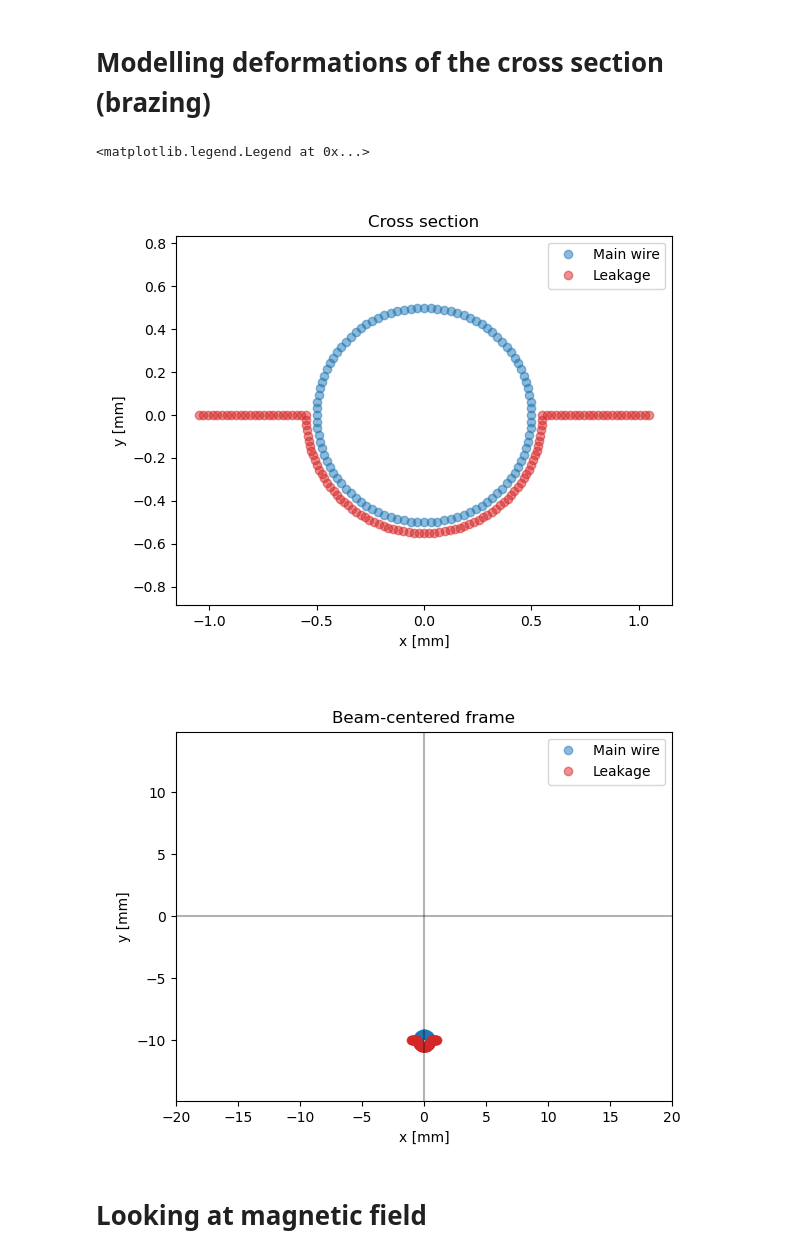
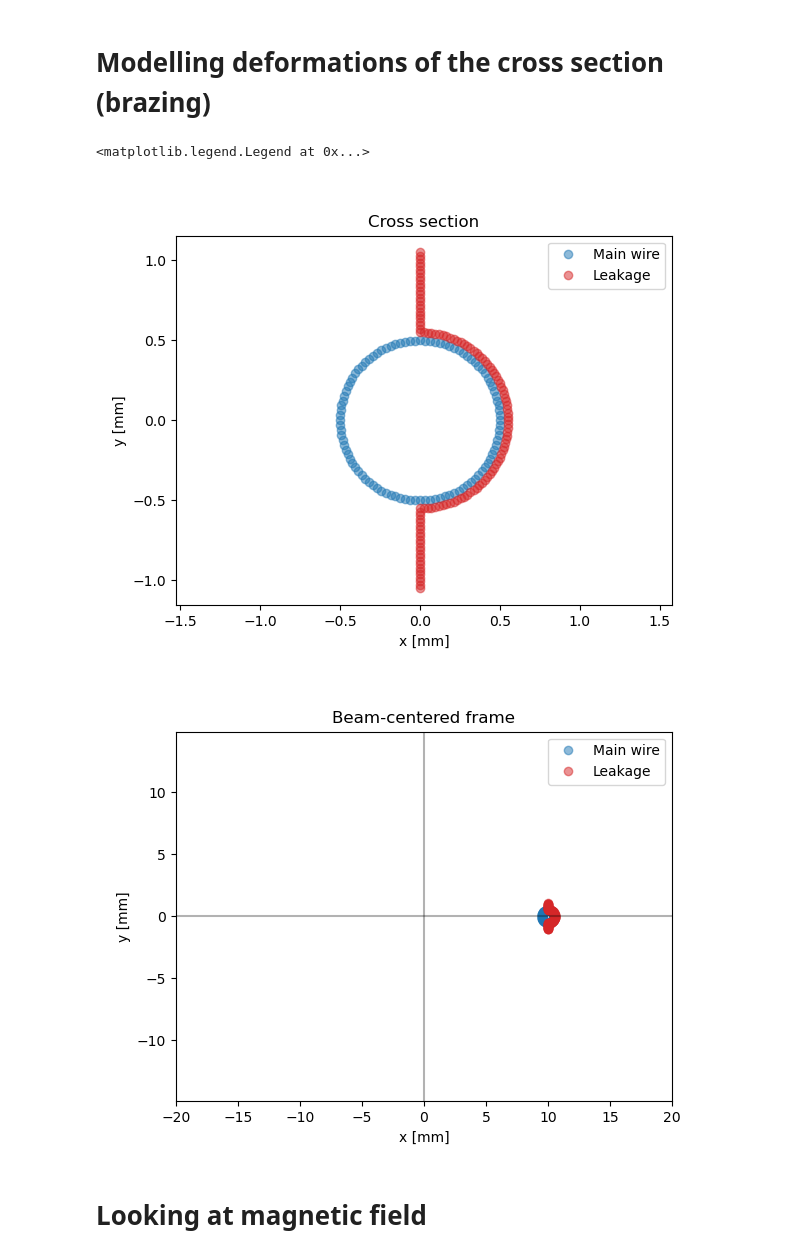
Before and after one commit to pbelange/leakage, a Jupyter notebook: leakage.ipynb, the cells around one changed output. Drawn from its saved outputs; the diff is of its cells as text; code cells hidden in the pictures.

```diff
--- a/leakage.ipynb
+++ b/leakage.ipynb
@@ -42,40 +42,48 @@ leak_wire += [WCTools.wire(x=_x,y=0,I = I_total*(eta_leak)/n_subs,L=1) for _x in
 for sub_wire in main_wire+leak_wire:
     sub_wire.y -= r_w
 
+# Putting wire on x axis
+for sub_wire in main_wire+leak_wire:
+    _x = sub_wire.x
+    _y = sub_wire.y
+    sub_wire.x,sub_wire.y = -_y,_x
+
+
+
 # Plotting cross section
 %matplotlib widget
 plt.figure()
 plt.title('Cross section')
 for sub_wire in main_wire:
-    h1, = plt.plot(sub_wire.x/1e-3,(sub_wire.y+r_w)/1e-3,'o',alpha=0.5,color='C0')
+    h1, = plt.plot((sub_wire.x-r_w)/1e-3,(sub_wire.y)/1e-3,'o',alpha=0.5,color='C0')
 for sub_wire in leak_wire:
-    h2, = plt.plot(sub_wire.x/1e-3,(sub_wire.y+r_w)/1e-3,'o',alpha=0.5,color='C3')
+    h2, = plt.plot((sub_wire.x-r_w)/1e-3,(sub_wire.y)/1e-3,'o',alpha=0.5,color='C3')
 plt.xlabel('x [mm]')
 plt.ylabel('y [mm]')
 plt.axis('equal')
 plt.legend([h1,h2],['Main wire','Leakage'])
 
 
 # Plotting in beam chamber
 plt.figure()
 plt.title('Beam-centered frame')
 for sub_wire in main_wire:
     h1, = plt.plot(sub_wire.x/1e-3,sub_wire.y/1e-3,'o',alpha=0.5,color='C0')
 for sub_wire in leak_wire:
     h2, = plt.plot(sub_wire.x/1e-3,sub_wire.y/1e-3,'o',alpha=0.5,color='C3')
 plt.axhline(0,alpha=0.3,color='k')
 plt.axvline(0,alpha=0.3,color='k')
 plt.xlabel('x [mm]')
 plt.ylabel('y [mm]')
 plt.axis('equal')
 plt.xlim([-20,20])
 plt.ylim([-15,15])
 
 plt.legend([h1,h2],['Main wire','Leakage'])
 # %% [output]
 <matplotlib.legend.Legend at 0x...>
-[figure, old version]
+[figure, new version]
-[figure, old version]
+[figure, new version]
 # %% [markdown]
 # Looking at magnetic field
 # %%
```
Also changed, not shown: parts of 3 cells of this notebook.
